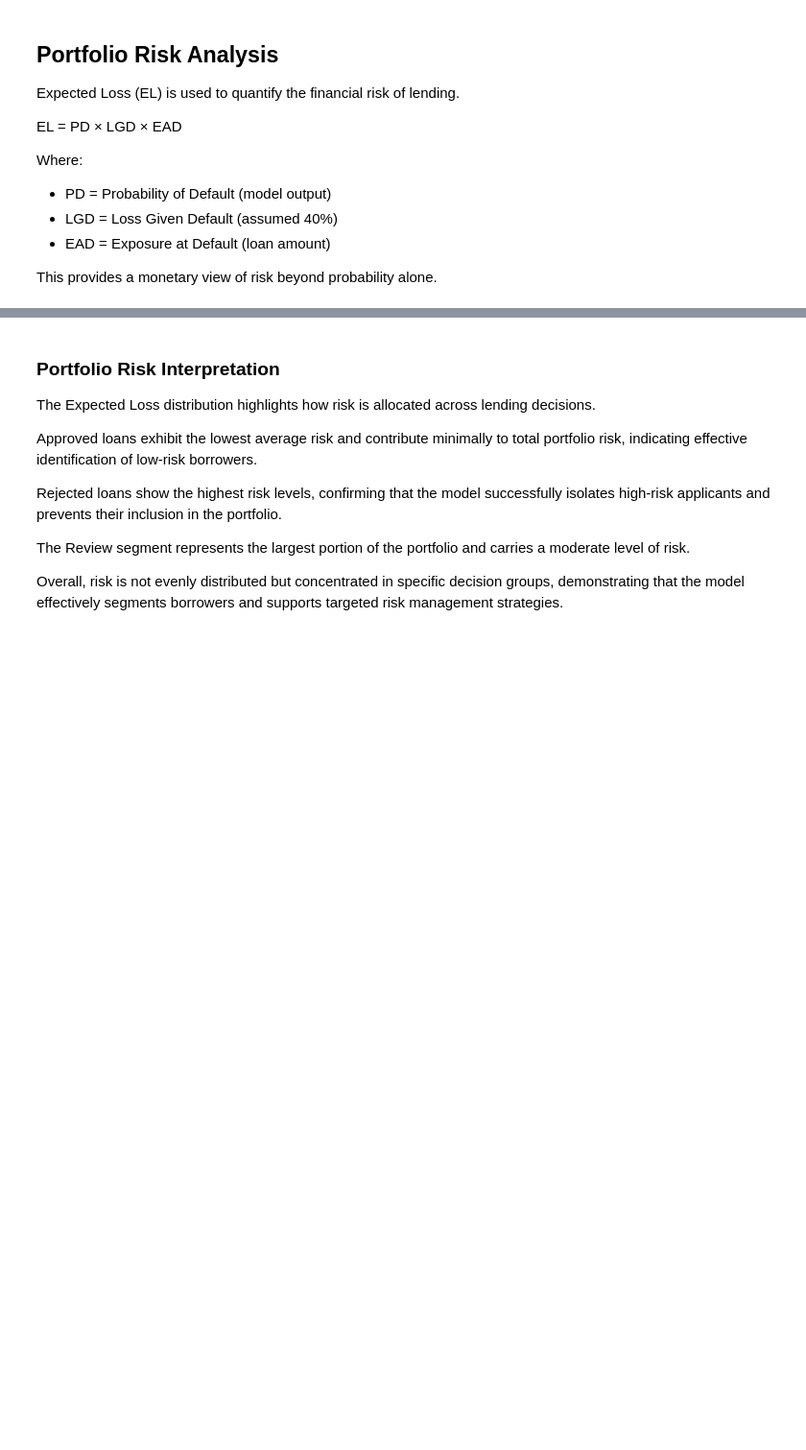
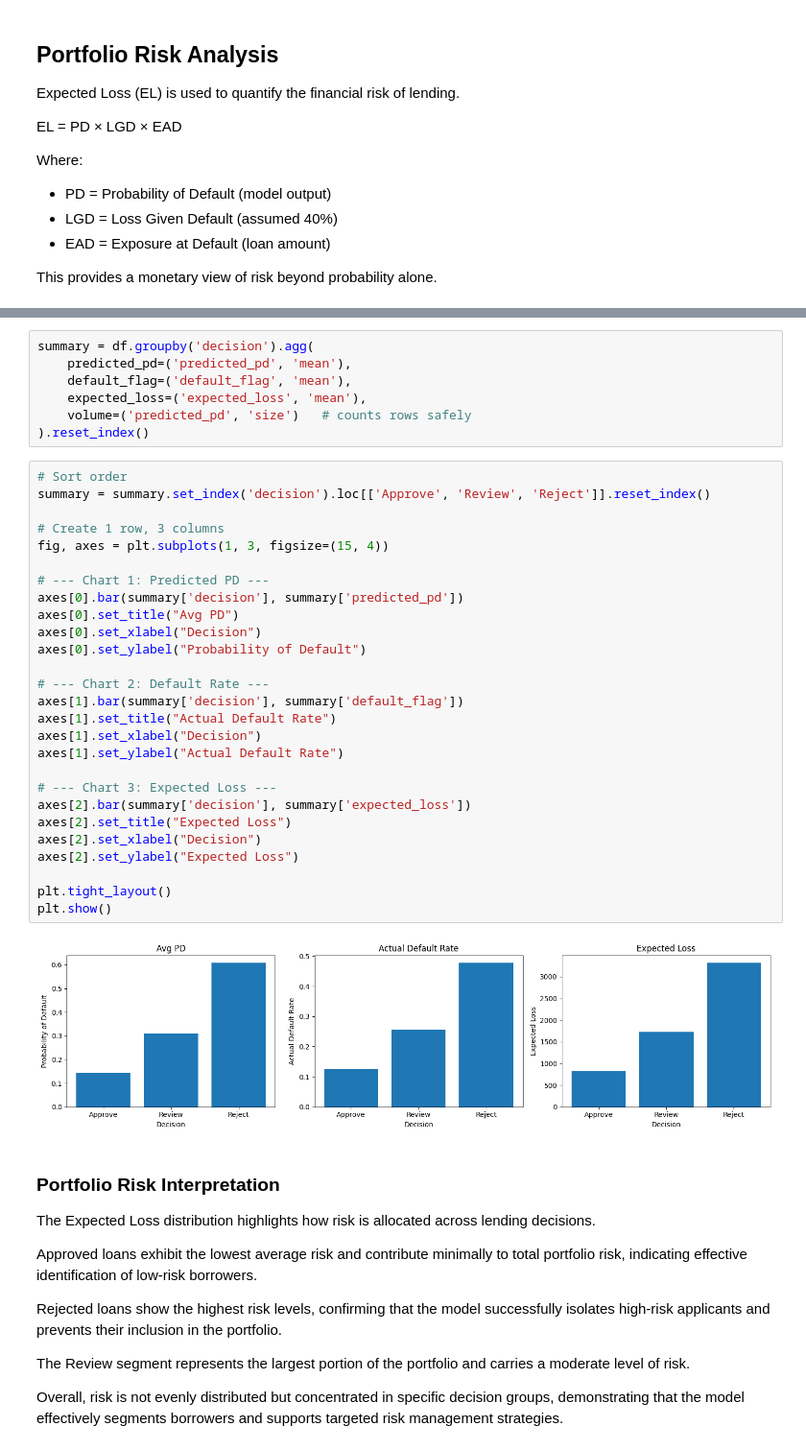
Before and after one commit to PaulAganbi/Credit-Risk-Analysis, a Jupyter notebook: notebooks/Credit-Risk-Analysis.ipynb, the cells around one changed output, grey strips where cells are left out. Shown at 96% size. Drawn from its saved outputs; the diff is of its cells as text; blank space fills up the shorter version.

```diff
--- a/notebooks/Credit-Risk-Analysis.ipynb
+++ b/notebooks/Credit-Risk-Analysis.ipynb
@@ -749,3 +758,39 @@ df_eval.groupby('decision')['EL'].agg(['mean', 'sum', 'count'])
+# %%
+summary = df.groupby('decision').agg(
+    predicted_pd=('predicted_pd', 'mean'),
+    default_flag=('default_flag', 'mean'),
+    expected_loss=('expected_loss', 'mean'),
+    volume=('predicted_pd', 'size')   # counts rows safely
+).reset_index()
+# %%
+# Sort order
+summary = summary.set_index('decision').loc[['Approve', 'Review', 'Reject']].reset_index()
+
+# Create 1 row, 3 columns
+fig, axes = plt.subplots(1, 3, figsize=(15, 4))
+
+# --- Chart 1: Predicted PD ---
+axes[0].bar(summary['decision'], summary['predicted_pd'])
+axes[0].set_title("Avg PD")
+axes[0].set_xlabel("Decision")
+axes[0].set_ylabel("Probability of Default")
+
+# --- Chart 2: Default Rate ---
+axes[1].bar(summary['decision'], summary['default_flag'])
+axes[1].set_title("Actual Default Rate")
+axes[1].set_xlabel("Decision")
+axes[1].set_ylabel("Actual Default Rate")
+
+# --- Chart 3: Expected Loss ---
+axes[2].bar(summary['decision'], summary['expected_loss'])
+axes[2].set_title("Expected Loss")
+axes[2].set_xlabel("Decision")
+axes[2].set_ylabel("Expected Loss")
+
+plt.tight_layout()
+plt.show()
+# %% [output]
+[figure, added]
 # %% [markdown]
 ### Portfolio Risk Interpretation
 
```
Also changed, not shown: parts of 7 cells of this notebook.
